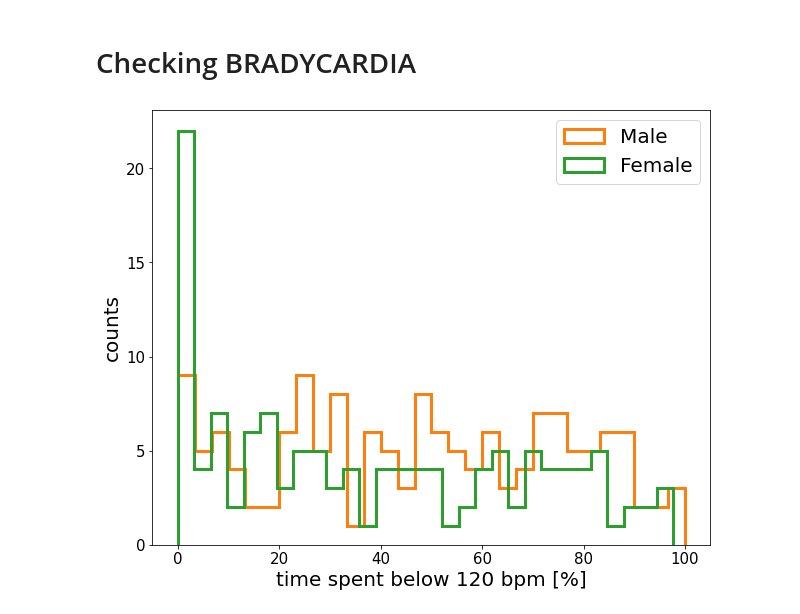
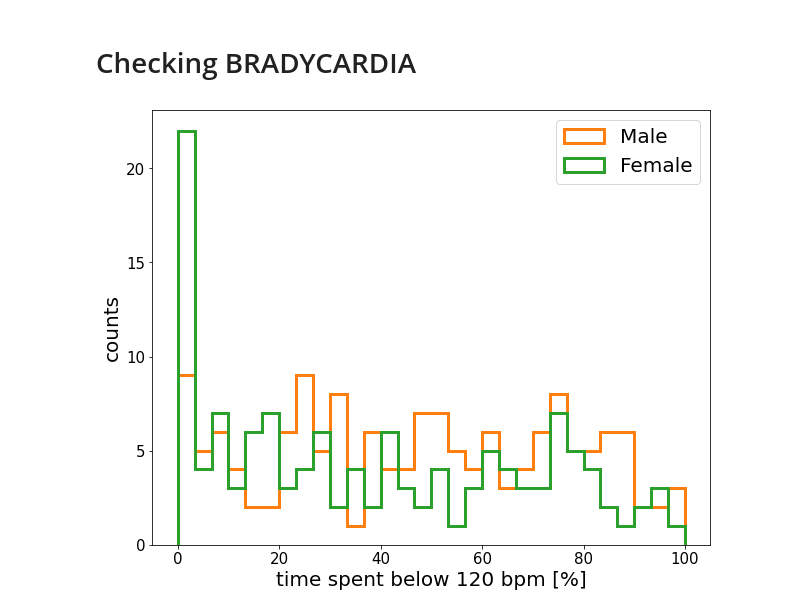
Before and after one commit to shisteve/NHS, a Jupyter notebook: 007_easy_selection.ipynb, the cells around one changed output. Saved outputs shown, nothing was run; the diff lists cells and outputs as text; code cells hidden in the pictures.

```diff
--- a/007_easy_selection.ipynb
+++ b/007_easy_selection.ipynb
@@ -24,8 +46,10 @@ T = pd.read_csv('../TOST_data/average_properties.txt',
                    'MED_SPO2':float,
                    'MED_PI':float,
                    'MED_PR':float,
-                   'BRADY_SEC':float,
-                   'BRADY_RATIO':float})
+                   'BRADY_SEC_PR':float,
+                   'BRADY_RATIO_PR':float,
+                   'BRADY_SEC_SPO2':float,
+                   'BRADY_RATIO_SPO2':float})
 # %% [markdown]
 ## Example of selections
 # %%
@@ -592,6 +616,6 @@ Ttest_indResult(statistic=-6.13220946157384, pvalue=1.7544920366955218e-09)
 # %% [markdown]
 # Checking BRADYCARDIA
 # %%
-brat = T[(T['PHN']==False)&(T['WRIST']==True)]['BRADY_RATIO']*100
-m_brat = T[(T['PHN']==False)&(T['WRIST']==True)&(T['GENDER']=='Male')]['BRADY_RATIO']*100
-f_brat = T[(T['PHN']==False)&(T['WRIST']==True)&(T['GENDER']=='Female')]['BRADY_RATIO']*100
+brad_pr = T[(T['PHN']==False)&(T['WRIST']==True)]['BRADY_RATIO_PR']*100
+m_brad_pr = T[(T['PHN']==False)&(T['WRIST']==True)&(T['GENDER']=='Male')]['BRADY_RATIO_PR']*100
+f_brad_pr = T[(T['PHN']==False)&(T['WRIST']==True)&(T['GENDER']=='Female')]['BRADY_RATIO_PR']*100
@@ -598,11 +626,11 @@ f_brat = T[(T['PHN']==False)&(T['WRIST']==True)&(T['GENDER']=='Female')]['BRADY_
 # %%
 plt.figure(figsize=(10,8))
-#plt.hist(brat,  bins=30,histtype='step',lw=3,label='All',color='C0')
-plt.hist(m_brat,bins=30,histtype='step',lw=3,label='Male', color='C1')
-plt.hist(f_brat,bins=30,histtype='step',lw=3,label='Female' , color='C2')
+#plt.hist(brad_pr,  bins=30,histtype='step',lw=3,label='All',color='C0')
+plt.hist(m_brad_pr,bins=30,range=(0,100),histtype='step',lw=3,label='Male', color='C1')
+plt.hist(f_brad_pr,bins=30,range=(0,100),histtype='step',lw=3,label='Female' , color='C2')
 plt.xlabel("time spent below 120 bpm [%]")
 plt.ylabel('counts')
 plt.legend()
 plt.show()
 # %% [output]
-[figure, old version]
+[figure, new version]
```
Also changed, not shown: parts of 10 cells of this notebook, 4 other files.
